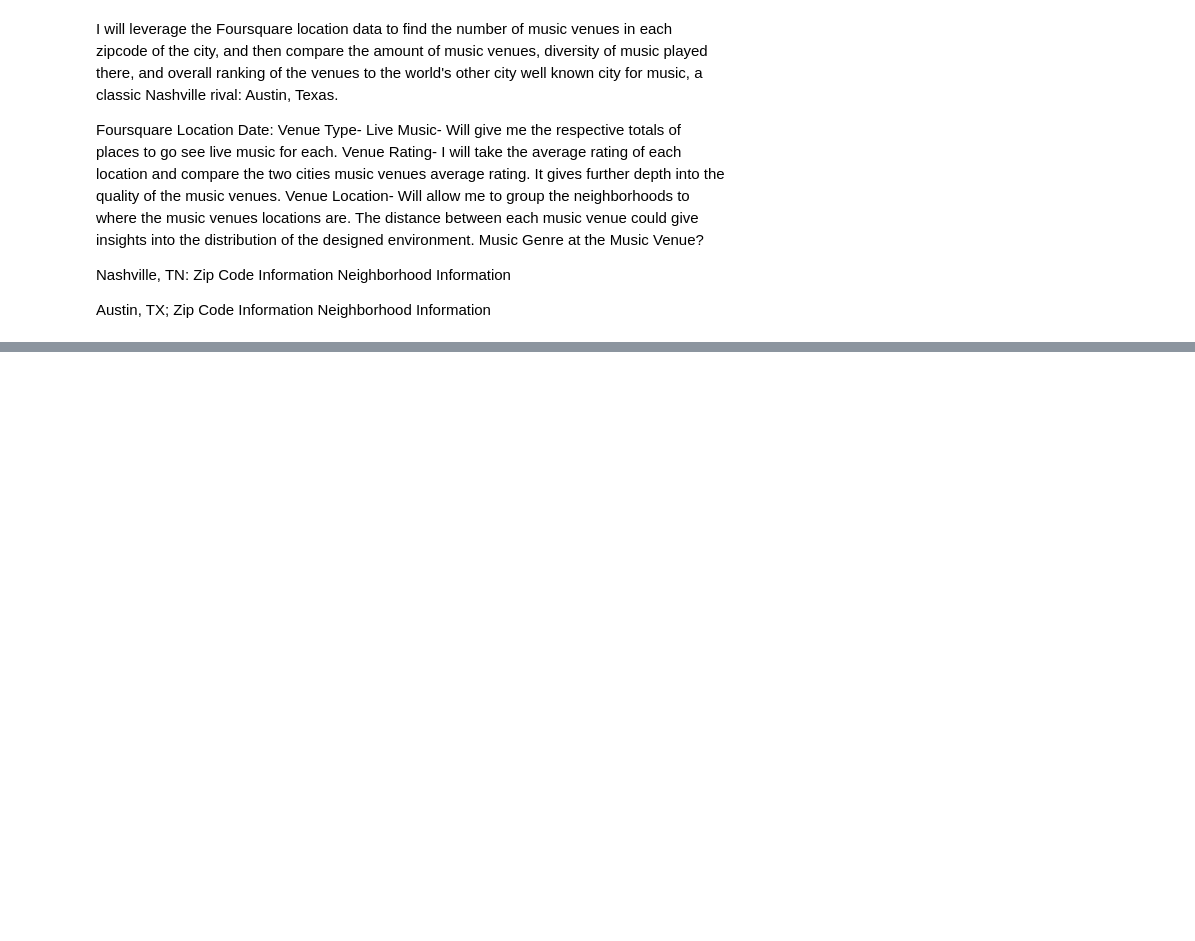
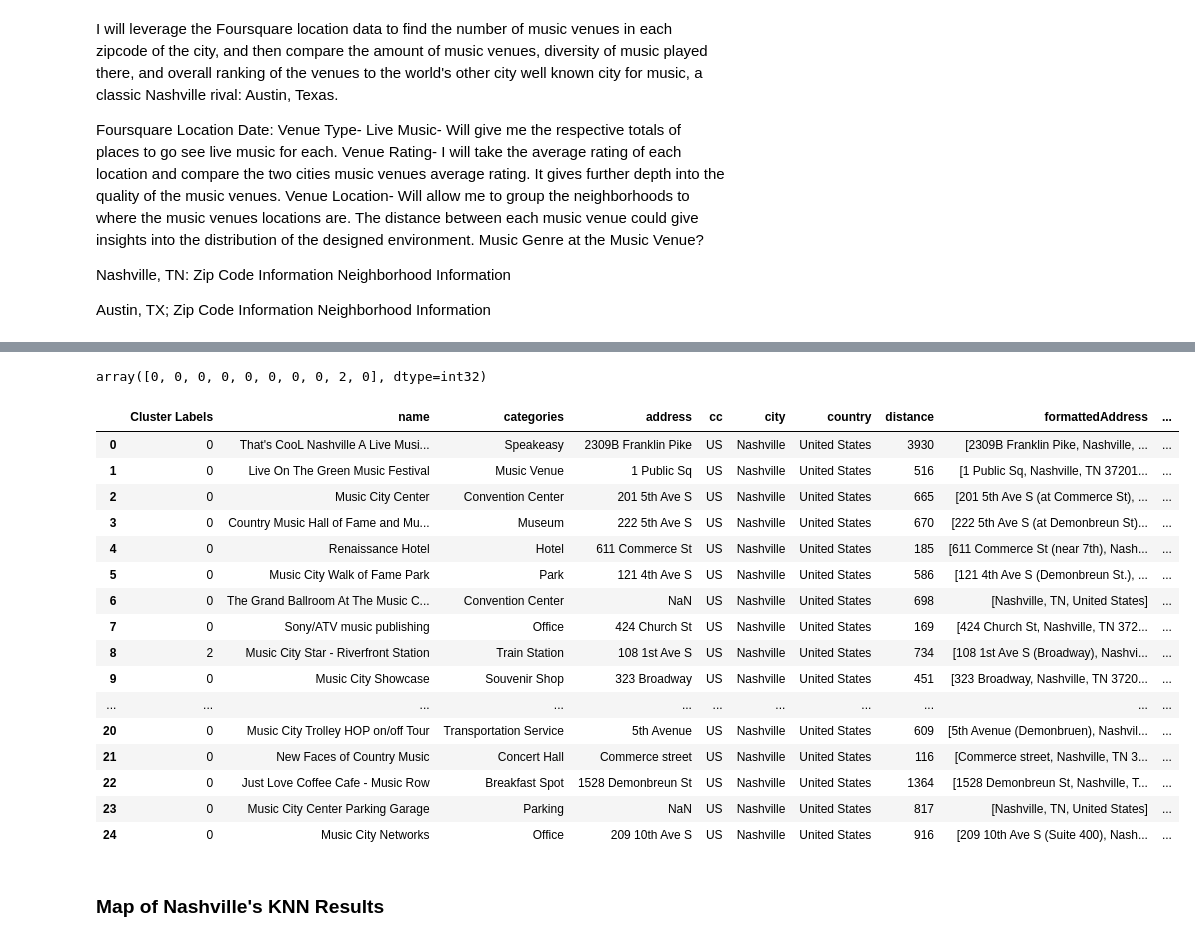
Before and after one commit to Crafta2/Coursera_Capstone, a Jupyter notebook: Craft-Coursera Capstone.ipynb, the cells around one changed output, grey strips where cells are left out. Cells and saved outputs as stored; diff of their text form; code cells hidden in the pictures; blank space fills up the shorter version.

```diff
--- a/Craft-Coursera Capstone.ipynb
+++ b/Craft-Coursera Capstone.ipynb
@@ -28,0 +475,29 @@ Neighborhood Information
+# %%
+kclusters = 3
+nashville_grouped_clustering = nashville_grouped.drop('Zip Code', 1)
+kmeans = KMeans(n_clusters=kclusters, random_state=0).fit(nashville_grouped_clustering)
+kmeans.labels_[0:10]
+# %% [output]
+array([0, 0, 0, 0, 0, 0, 0, 0, 2, 0], dtype=int32)
+# %%
+NashvilleMerged
+# %% [output]
+|  | Cluster Labels | name | categories | address | cc | city | country | distance | formattedAddress | ... |
+| 0 | 0 | That's CooL Nashville A Live Musi... | Speakeasy | 2309B Franklin Pike | US | Nashville | United States | 3930 | [2309B Franklin Pike, Nashville, ... | ... |
+| 1 | 0 | Live On The Green Music Festival | Music Venue | 1 Public Sq | US | Nashville | United States | 516 | [1 Public Sq, Nashville, TN 37201... | ... |
+| 2 | 0 | Music City Center | Convention Center | 201 5th Ave S | US | Nashville | United States | 665 | [201 5th Ave S (at Commerce St), ... | ... |
+| 3 | 0 | Country Music Hall of Fame and Mu... | Museum | 222 5th Ave S | US | Nashville | United States | 670 | [222 5th Ave S (at Demonbreun St)... | ... |
+| 4 | 0 | Renaissance Hotel | Hotel | 611 Commerce St | US | Nashville | United States | 185 | [611 Commerce St (near 7th), Nash... | ... |
+| 5 | 0 | Music City Walk of Fame Park | Park | 121 4th Ave S | US | Nashville | United States | 586 | [121 4th Ave S (Demonbreun St.), ... | ... |
+| 6 | 0 | The Grand Ballroom At The Music C... | Convention Center | NaN | US | Nashville | United States | 698 | [Nashville, TN, United States] | ... |
+| 7 | 0 | Sony/ATV music publishing | Office | 424 Church St | US | Nashville | United States | 169 | [424 Church St, Nashville, TN 372... | ... |
+| 8 | 2 | Music City Star - Riverfront Station | Train Station | 108 1st Ave S | US | Nashville | United States | 734 | [108 1st Ave S (Broadway), Nashvi... | ... |
+| 9 | 0 | Music City Showcase | Souvenir Shop | 323 Broadway | US | Nashville | United States | 451 | [323 Broadway, Nashville, TN 3720... | ... |
+| ... | ... | ... | ... | ... | ... | ... | ... | ... | ... | ... |
+| 20 | 0 | Music City Trolley HOP on/off Tour | Transportation Service | 5th Avenue | US | Nashville | United States | 609 | [5th Avenue (Demonbruen), Nashvil... | ... |
+| 21 | 0 | New Faces of Country Music | Concert Hall | Commerce street | US | Nashville | United States | 116 | [Commerce street, Nashville, TN 3... | ... |
+| 22 | 0 | Just Love Coffee Cafe - Music Row | Breakfast Spot | 1528 Demonbreun St | US | Nashville | United States | 1364 | [1528 Demonbreun St, Nashville, T... | ... |
+| 23 | 0 | Music City Center Parking Garage | Parking | NaN | US | Nashville | United States | 817 | [Nashville, TN, United States] | ... |
+| 24 | 0 | Music City Networks | Office | 209 10th Ave S | US | Nashville | United States | 916 | [209 10th Ave S (Suite 400), Nash... | ... |
+# %% [markdown]
+### Map of Nashville's KNN Results
```
Also changed, not shown: parts of 39 cells of this notebook.
